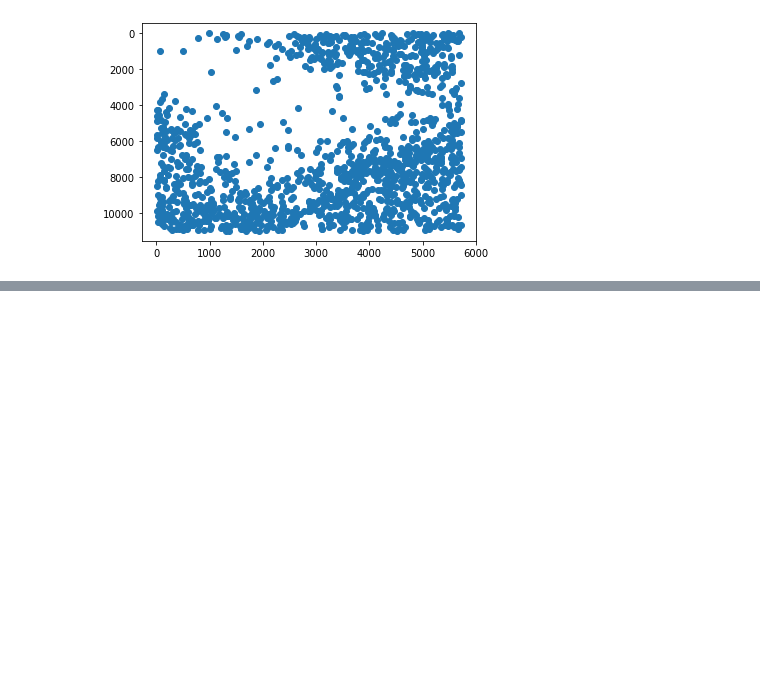
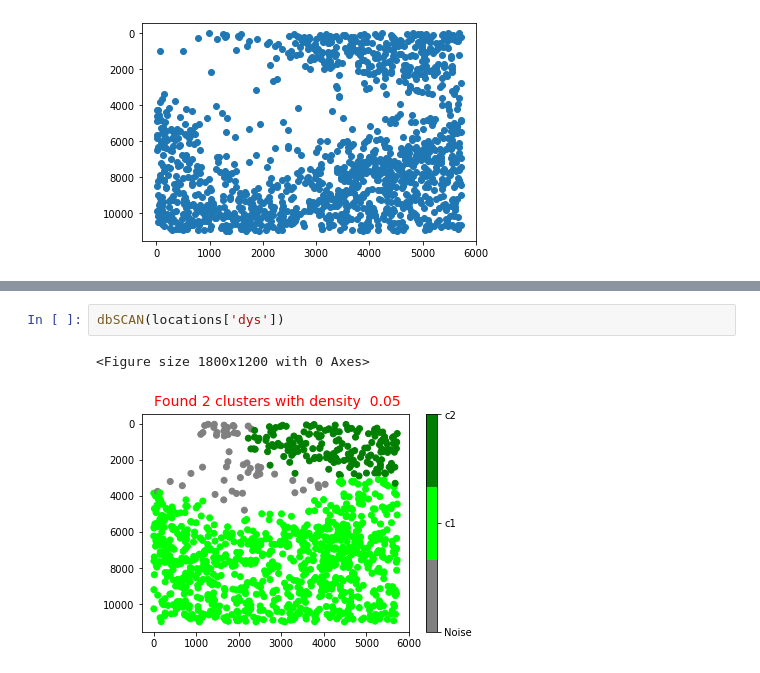
Before and after one commit to bsu233/microglia_MACH, a Jupyter notebook: binaryImageAnalysis.ipynb, the cells around one changed output, grey strips where cells are left out. Drawn from its saved outputs; the diff is of its cells as text; blank space fills up the shorter version.

```diff
--- a/binaryImageAnalysis.ipynb
+++ b/binaryImageAnalysis.ipynb
@@ -60,0 +120,5 @@ drawLocations(locations['rod'])
+# %%
+dbSCAN(locations['dys'])
+# %% [output]
+<Figure size 1800x1200 with 0 Axes>
+[figure, added]
```
Also changed, not shown: parts of 13 cells of this notebook, 2 other files.
